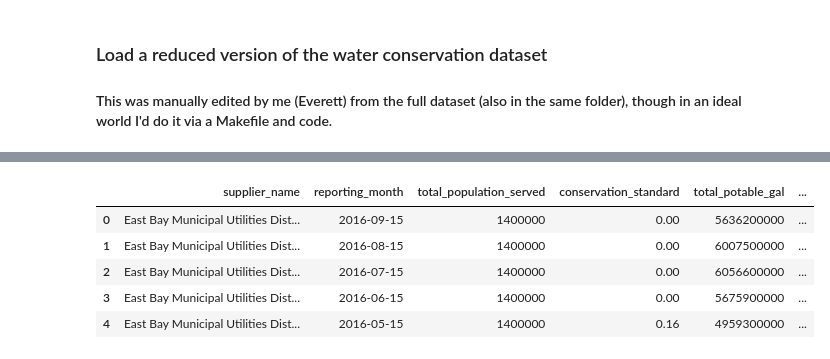
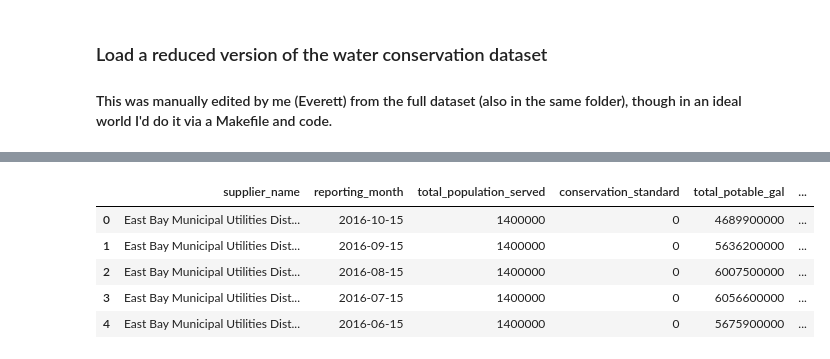
Before and after one commit to bayesimpact/water, a Jupyter notebook: exploration/water_usage_prediction.ipynb, the cells around one changed output, grey strips where cells are left out. Saved outputs shown, nothing was run; the diff lists cells and outputs as text; code cells hidden in the pictures.

Commit message:
Add October data and rerun

```diff
--- a/exploration/water_usage_prediction.ipynb
+++ b/exploration/water_usage_prediction.ipynb
@@ -19,9 +19,10 @@ DATA_DIR = "../data/"
 
 #### This was manually edited by me (Everett) from the full dataset (also in the same folder), though in an ideal world I'd do it via a Makefile and code.
 # %%
-df = pd.read_csv(DATA_DIR + "uw_supplier_data110116_edited.csv", encoding="latin-1")
+df = pd.read_csv(DATA_DIR + 'uw_supplier_data1201616_edited.csv', encoding="latin-1")
 df = df.rename(columns=dict((c, c.strip()) for c in df.columns))
 print("* " + "\n* ".join(df.columns))
+df.head()
 # %% [output]
 * Supplier Name
 * Mandatory Restrictions
@@ -73,33 +75,37 @@ for c in cols:
     if c not in col_rename_dict:
         del df[c]
 df = df.rename(columns=col_rename_dict)
+# %%
+# Convert numerical columns from there comma-delimeted and other funky formats
+numerical_columns = [c for c in df.columns if '_gal' in c] + ['percent_residential_use', 'total_population_served']
+for c in numerical_columns:
+    df[c] = df[c].apply(numberize)
 # %%
 # Compute a bunch of useful columns. Water usage breakdowns, etc.
 
 df['reporting_month'] = pd.to_datetime(df['reporting_month'])
 df['month'] = df['reporting_month'].apply(lambda x: x.month)
 df['year'] = df['reporting_month'].apply(lambda x: x.year)
 df['water_year'] = df['year'] + (df['month'] > 9).astype(int)
 
 # Weirdly, the "total potable water REPORTED" number includes agricultural
 # water, whereas the "total potable gallons CALCULATED" does not. The former
 # is also reported in a range of units, while the latter converts to gallons.
 
 df['residential_gal'] = df['total_potable_gal'] * (df['percent_residential_use'] / 100.0)
-df['cii_gal'] = df['cii_gal'].apply(numberize)
 df['other_gal'] = df['total_potable_gal'] * (1 - df['percent_residential_use'] / 100.0) - df['cii_gal']
 
 df['conservation_standard'] = df['conservation_standard'].apply(
     lambda s: 0.0 if pd.isnull(s) else float(s.strip('%')) / 100.0)
 
 df.head()
 # %% [output]
 |  | supplier_name | reporting_month | total_population_served | conservation_standard | total_potable_gal | ... |
-| 0 | East Bay Municipal Utilities Dist... | 2016-09-15 | 1400000 | 0.00 | 5636200000 | ... |
-| 1 | East Bay Municipal Utilities Dist... | 2016-08-15 | 1400000 | 0.00 | 6007500000 | ... |
-| 2 | East Bay Municipal Utilities Dist... | 2016-07-15 | 1400000 | 0.00 | 6056600000 | ... |
-| 3 | East Bay Municipal Utilities Dist... | 2016-06-15 | 1400000 | 0.00 | 5675900000 | ... |
-| 4 | East Bay Municipal Utilities Dist... | 2016-05-15 | 1400000 | 0.16 | 4959300000 | ... |
+| 0 | East Bay Municipal Utilities Dist... | 2016-10-15 | 1400000 | 0 | 4689900000 | ... |
+| 1 | East Bay Municipal Utilities Dist... | 2016-09-15 | 1400000 | 0 | 5636200000 | ... |
+| 2 | East Bay Municipal Utilities Dist... | 2016-08-15 | 1400000 | 0 | 6007500000 | ... |
+| 3 | East Bay Municipal Utilities Dist... | 2016-07-15 | 1400000 | 0 | 6056600000 | ... |
+| 4 | East Bay Municipal Utilities Dist... | 2016-06-15 | 1400000 | 0 | 5675900000 | ... |
 # %%
 def computeUsage(df):
     '''Given a dataframe for a single provider, create usage dict.'''
```
Also changed, not shown: parts of 5 cells of this notebook, 4 other files.
